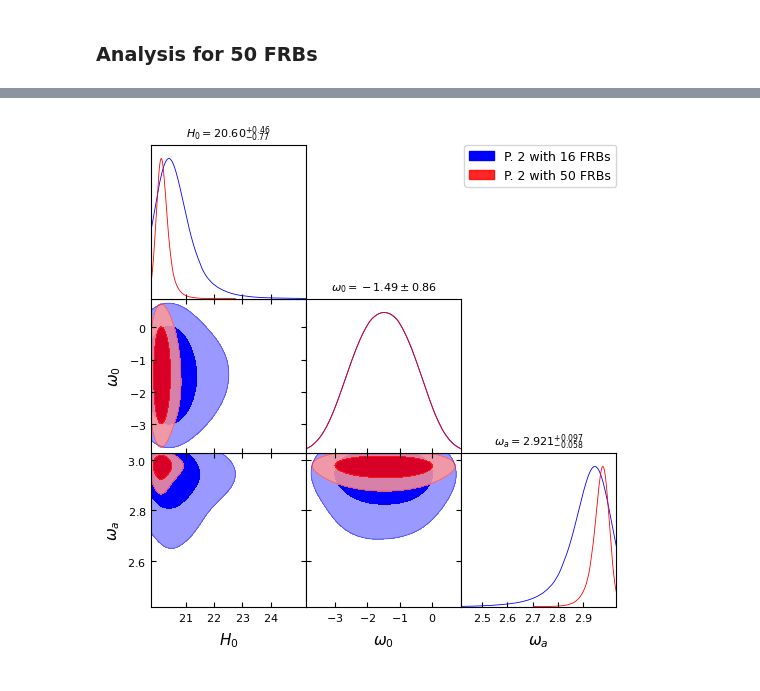
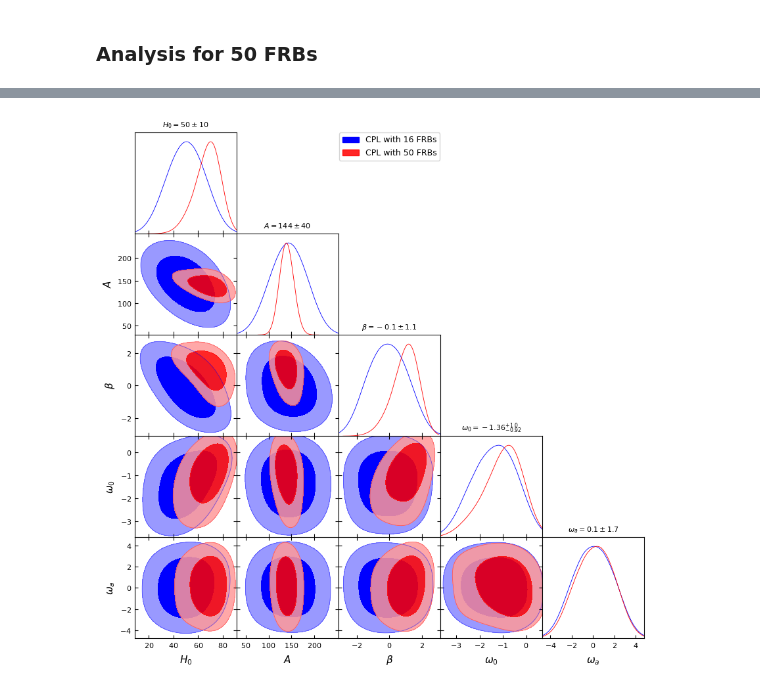
Before and after one commit to lazarolima/cosmology_reconstruction-_frb, a Jupyter notebook: 52frbs_dark_energy.ipynb, the cells around one changed output, grey strips where cells are left out. Cells and saved outputs as stored; diff of their text form; code cells hidden in the pictures.

```diff
--- a/52frbs_dark_energy.ipynb
+++ b/52frbs_dark_energy.ipynb
@@ -277,26 +394,33 @@ from getdist import plots, MCSamples
 
 # Extraindo amostras dos resultados
 samples1_16 = result1_16['samples']
-samples2_16 = result2_16['samples']
-#samples3_16 = result3_16['samples']
+"""samples2_16 = result2_16['samples']
+samples3_16 = result3_16['samples']"""
 
-samples1_50 = result1_50['samples']
+"""samples1_50 = result1_50['samples']
 samples2_50 = result2_50['samples']
-#samples3_50 = result3_50['samples']
+samples3_50 = result3_50['samples']"""
+
+samples1_64 = result1_64['samples']
+"""samples2_64 = result2_64['samples']
+samples3_64 = result3_64['samples']"""
 
 # Criando objetos MCSamples com os dados
 labels1 = P_constant.param_names
 names1 = P_constant.param_names
 mcsamples1_16 = MCSamples(samples=samples1_16, names=names1, labels=labels1)
-mcsamples1_50 = MCSamples(samples=samples1_50, names=names1, labels=labels1)
+#mcsamples1_50 = MCSamples(samples=samples1_50, names=names1, labels=labels1)
+mcsamples1_64 = MCSamples(samples=samples1_64, names=names1, labels=labels1)
 
 labels2 = P_p2.param_names
 names2 = P_p2.param_names
-mcsamples2_16 = MCSamples(samples=samples2_16, names=names2, labels=labels2)
-mcsamples2_50 = MCSamples(samples=samples2_50, names=names2, labels=labels2)
+"""mcsamples2_16 = MCSamples(samples=samples2_16, names=names2, labels=labels2)
+#mcsamples2_50 = MCSamples(samples=samples2_50, names=names2, labels=labels2)
+mcsamples2_64 = MCSamples(samples=samples2_64, names=names2, labels=labels2)
 
-"""mcsamples3_16 = MCSamples(samples=samples3_16, names=names2, labels=labels2)
-mcsamples3_50 = MCSamples(samples=samples3_50, names=names2, labels=labels2)"""
+mcsamples3_16 = MCSamples(samples=samples3_16, names=names2, labels=labels2)
+#mcsamples3_50 = MCSamples(samples=samples3_50, names=names2, labels=labels2)
+mcsamples3_64 = MCSamples(samples=samples3_64, names=names2, labels=labels2)"""
 # %% [output]
 Removed no burn in
 Removed no burn in
@@ -321,15 +443,15 @@ g.export('Figuras/H_p1.png', dpi=600)
 # %%
 # Plotando os Triangle plots
 g = plots.get_subplot_plotter()
 mcsamples2_16.updateSettings({'smooth_scale_2D': 0.9, 'smooth_scale_1D': 0.9})
-mcsamples2_50.updateSettings({'smooth_scale_2D': 0.9, 'smooth_scale_1D': 0.9})
+mcsamples2_64.updateSettings({'smooth_scale_2D': 0.9, 'smooth_scale_1D': 0.9})
 g.settings.num_plot_contours = 2
-g.triangle_plot([mcsamples2_16, mcsamples2_50], filled=True, contour_colors=['blue', 'red'],
-                legend_labels=['P. 2 with 16 FRBs', 'P. 2 with 50 FRBs'],
+g.triangle_plot([mcsamples2_16, mcsamples2_64], filled=True, contour_colors=['blue', 'red'],
+                legend_labels=['CPL with 16 FRBs', 'CPL with 50 FRBs'],
                 title_limit=1)
-g.export('Figuras/H_p2.png', dpi=600)
+g.export('Figuras/param_CPL.png', dpi=600)
 # %% [output]
-[figure, old version]
+[figure, new version]
 # %%
 # Plotando os Triangle plots
 g = plots.get_subplot_plotter()
```
Also changed, not shown: parts of 19 cells of this notebook, 12 other files.
